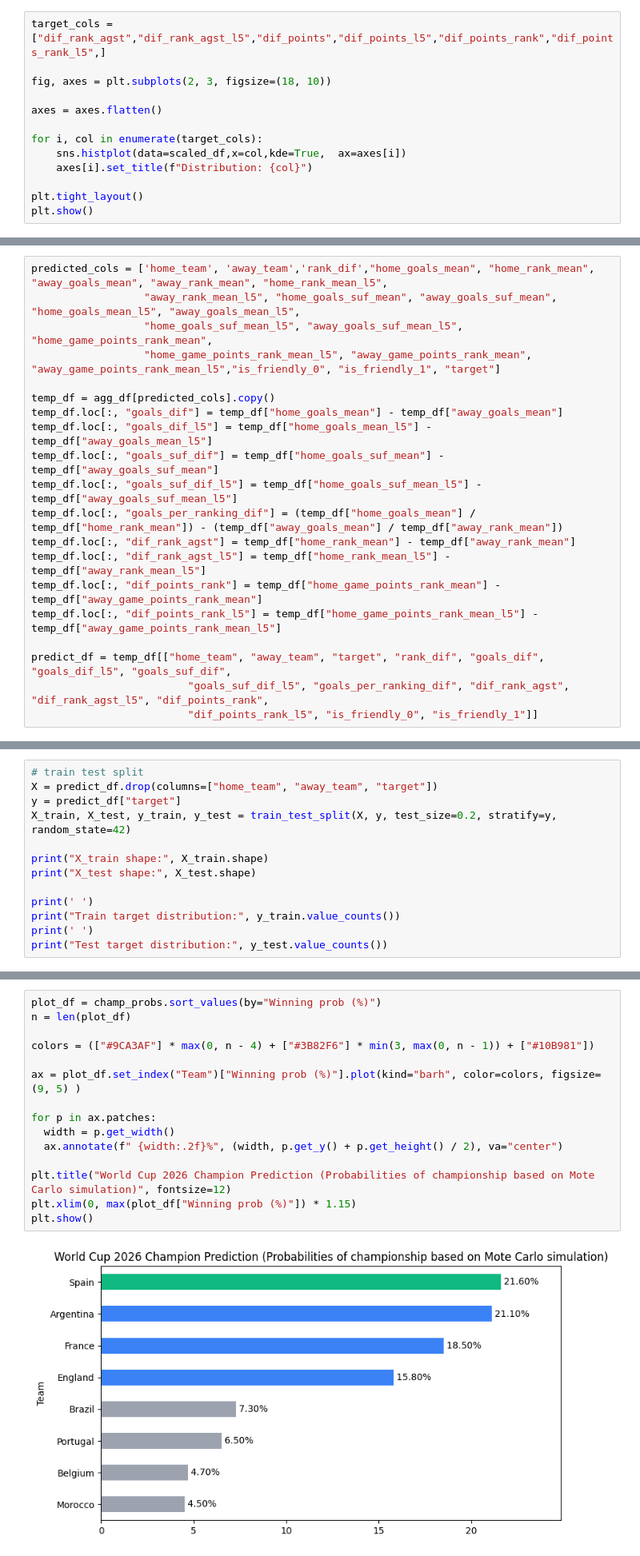
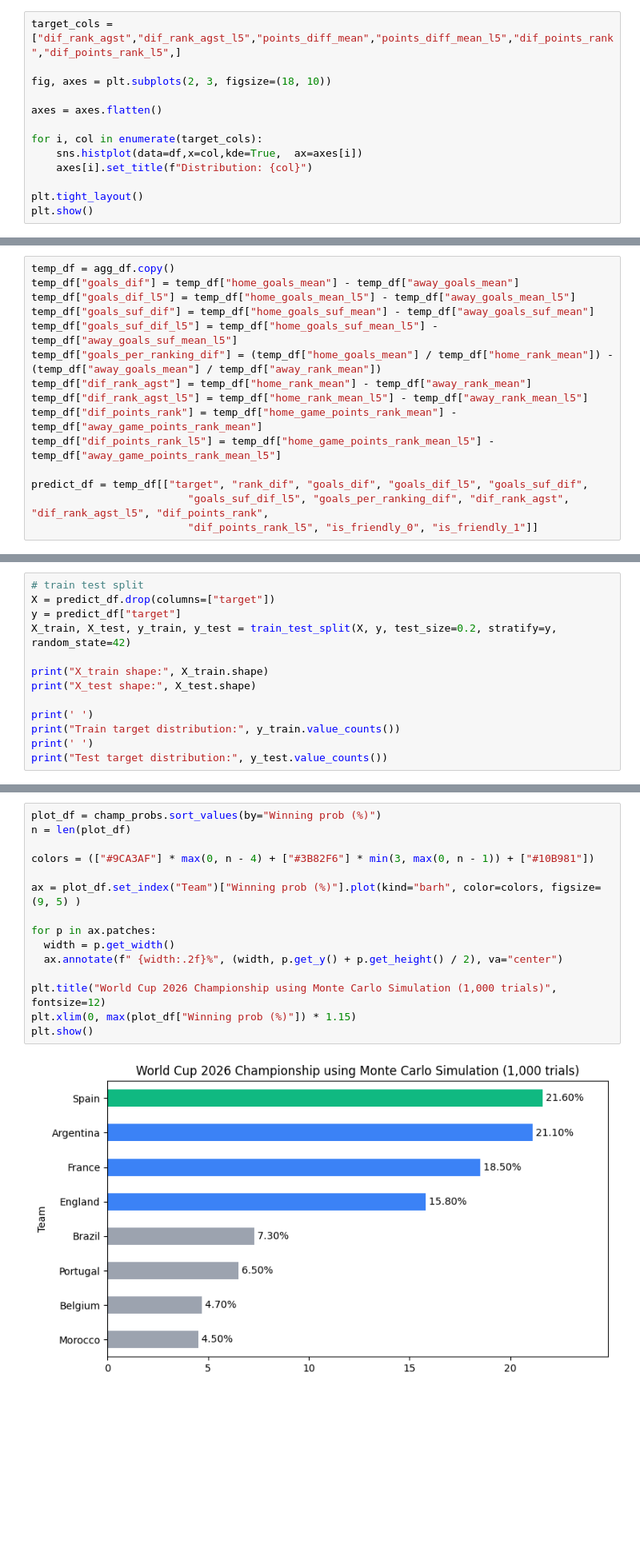
Before and after one commit to aimeele97/2026worldcup_match_outcome_prediction, a Jupyter notebook: fifa_prediction.ipynb, the cells around one changed output, grey strips where cells are left out. Shown at 80% size. Cells and saved outputs as stored; diff of their text form; blank space fills up the shorter version.

```diff
--- a/fifa_prediction.ipynb
+++ b/fifa_prediction.ipynb
@@ -606,12 +565,12 @@ plt.show()
 # %%
-target_cols = ["dif_rank_agst","dif_rank_agst_l5","dif_points","dif_points_l5","dif_points_rank","dif_points_rank_l5",]
+target_cols = ["dif_rank_agst","dif_rank_agst_l5","points_diff_mean","points_diff_mean_l5","dif_points_rank","dif_points_rank_l5",]
 
 fig, axes = plt.subplots(2, 3, figsize=(18, 10))
 
 axes = axes.flatten()
 
 for i, col in enumerate(target_cols):
-    sns.histplot(data=scaled_df,x=col,kde=True,  ax=axes[i])
+    sns.histplot(data=df,x=col,kde=True,  ax=axes[i])
     axes[i].set_title(f"Distribution: {col}")
 
 plt.tight_layout()
@@ -627,23 +586,18 @@ plt.show()
 - Points & Ranking Metrics: `dif_points_rank`, `dif_points_rank_l5`
 - Match Metadata: `is_friendly`
 # %%
-predicted_cols = ['home_team', 'away_team','rank_dif',"home_goals_mean", "home_rank_mean", "away_goals_mean", "away_rank_mean", "home_rank_mean_l5",
-                  "away_rank_mean_l5", "home_goals_suf_mean", "away_goals_suf_mean", "home_goals_mean_l5", "away_goals_mean_l5",
-                  "home_goals_suf_mean_l5", "away_goals_suf_mean_l5", "home_game_points_rank_mean",
-                  "home_game_points_rank_mean_l5", "away_game_points_rank_mean", "away_game_points_rank_mean_l5","is_friendly_0", "is_friendly_1", "target"]
+temp_df = agg_df.copy()
+temp_df["goals_dif"] = temp_df["home_goals_mean"] - temp_df["away_goals_mean"]
+temp_df["goals_dif_l5"] = temp_df["home_goals_mean_l5"] - temp_df["away_goals_mean_l5"]
+temp_df["goals_suf_dif"] = temp_df["home_goals_suf_mean"] - temp_df["away_goals_suf_mean"]
+temp_df["goals_suf_dif_l5"] = temp_df["home_goals_suf_mean_l5"] - temp_df["away_goals_suf_mean_l5"]
+temp_df["goals_per_ranking_dif"] = (temp_df["home_goals_mean"] / temp_df["home_rank_mean"]) - (temp_df["away_goals_mean"] / temp_df["away_rank_mean"])
+temp_df["dif_rank_agst"] = temp_df["home_rank_mean"] - temp_df["away_rank_mean"]
+temp_df["dif_rank_agst_l5"] = temp_df["home_rank_mean_l5"] - temp_df["away_rank_mean_l5"]
+temp_df["dif_points_rank"] = temp_df["home_game_points_rank_mean"] - temp_df["away_game_points_rank_mean"]
+temp_df["dif_points_rank_l5"] = temp_df["home_game_points_rank_mean_l5"] - temp_df["away_game_points_rank_mean_l5"]
 
-temp_df = agg_df[predicted_cols].copy()
-temp_df.loc[:, "goals_dif"] = temp_df["home_goals_mean"] - temp_df["away_goals_mean"]
-temp_df.loc[:, "goals_dif_l5"] = temp_df["home_goals_mean_l5"] - temp_df["away_goals_mean_l5"]
-temp_df.loc[:, "goals_suf_dif"] = temp_df["home_goals_suf_mean"] - temp_df["away_goals_suf_mean"]
-temp_df.loc[:, "goals_suf_dif_l5"] = temp_df["home_goals_suf_mean_l5"] - temp_df["away_goals_suf_mean_l5"]
-temp_df.loc[:, "goals_per_ranking_dif"] = (temp_df["home_goals_mean"] / temp_df["home_rank_mean"]) - (temp_df["away_goals_mean"] / temp_df["away_rank_mean"])
-temp_df.loc[:, "dif_rank_agst"] = temp_df["home_rank_mean"] - temp_df["away_rank_mean"]
-temp_df.loc[:, "dif_rank_agst_l5"] = temp_df["home_rank_mean_l5"] - temp_df["away_rank_mean_l5"]
-temp_df.loc[:, "dif_points_rank"] = temp_df["home_game_points_rank_mean"] - temp_df["away_game_points_rank_mean"]
-temp_df.loc[:, "dif_points_rank_l5"] = temp_df["home_game_points_rank_mean_l5"] - temp_df["away_game_points_rank_mean_l5"]
-
-predict_df = temp_df[["home_team", "away_team", "target", "rank_dif", "goals_dif", "goals_dif_l5", "goals_suf_dif",
+predict_df = temp_df[["target", "rank_dif", "goals_dif", "goals_dif_l5", "goals_suf_dif",
                          "goals_suf_dif_l5", "goals_per_ranking_dif", "dif_rank_agst", "dif_rank_agst_l5", "dif_points_rank",
                          "dif_points_rank_l5", "is_friendly_0", "is_friendly_1"]]
 # %% [markdown]
@@ -664,7 +618,7 @@ Number of rows and columns: (1121, 15)
 | max | 1.000000 | 77.000000 | 4.000000 | 4.800000 | 2.000000 | 2.800000 | 0.214286 | ... |
 # %%
 # train test split
-X = predict_df.drop(columns=["home_team", "away_team", "target"])
+X = predict_df.drop(columns=["target"])
 y = predict_df["target"]
 X_train, X_test, y_train, y_test = train_test_split(X, y, test_size=0.2, stratify=y, random_state=42)
 
@@ -1644,17 +1598,17 @@ champ_probs
 # %%
 plot_df = champ_probs.sort_values(by="Winning prob (%)")
 n = len(plot_df)
 
 colors = (["#9CA3AF"] * max(0, n - 4) + ["#3B82F6"] * min(3, max(0, n - 1)) + ["#10B981"])
 
 ax = plot_df.set_index("Team")["Winning prob (%)"].plot(kind="barh", color=colors, figsize=(9, 5) )
 
 for p in ax.patches:
   width = p.get_width()
   ax.annotate(f" {width:.2f}%", (width, p.get_y() + p.get_height() / 2), va="center")
 
-plt.title("World Cup 2026 Champion Prediction (Probabilities of championship based on Mote Carlo simulation)", fontsize=12)
+plt.title("World Cup 2026 Championship using Monte Carlo Simulation (1,000 trials)", fontsize=12)
 plt.xlim(0, max(plot_df["Winning prob (%)"]) * 1.15)
 plt.show()
 # %% [output]
-[figure, old version]
+[figure, new version]
```
Also changed, not shown: parts of 15 cells of this notebook.
